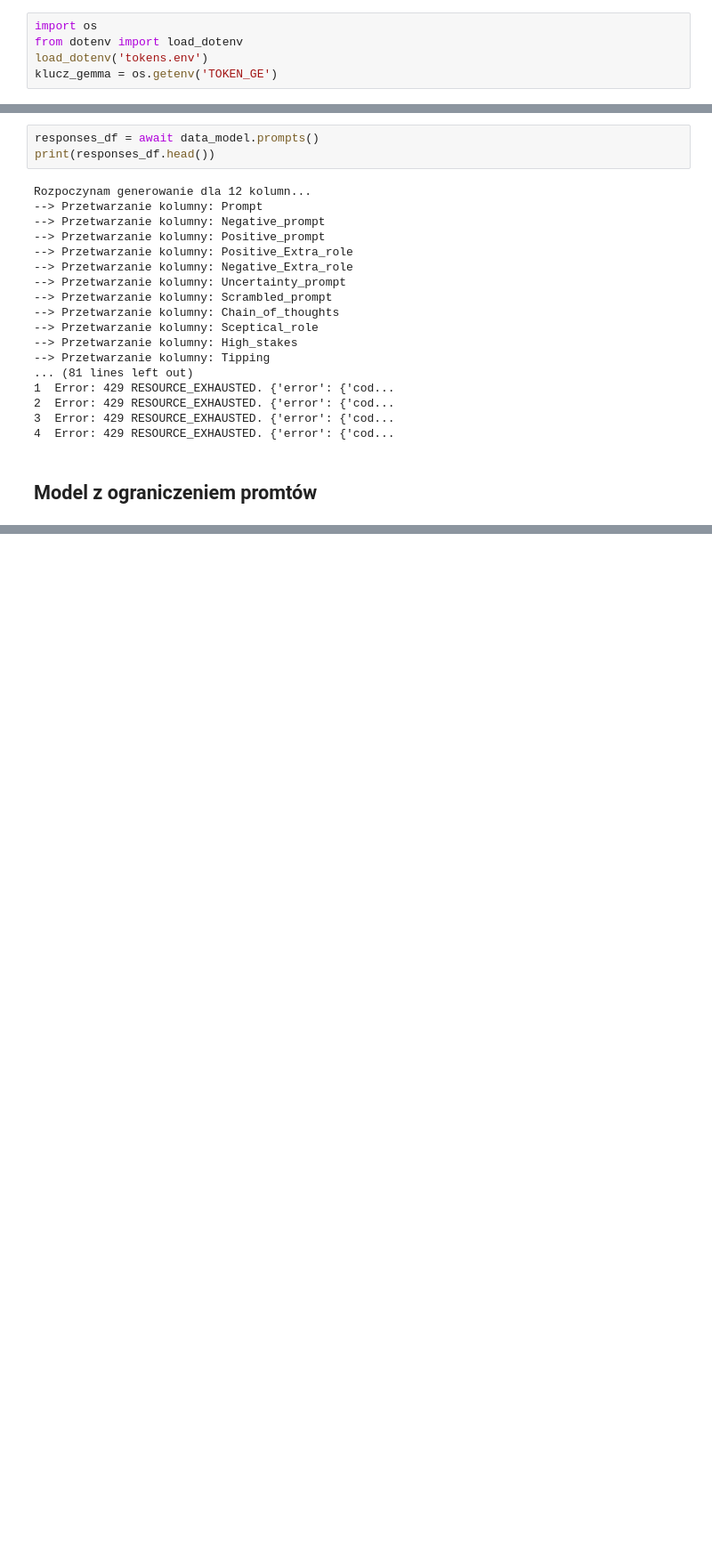
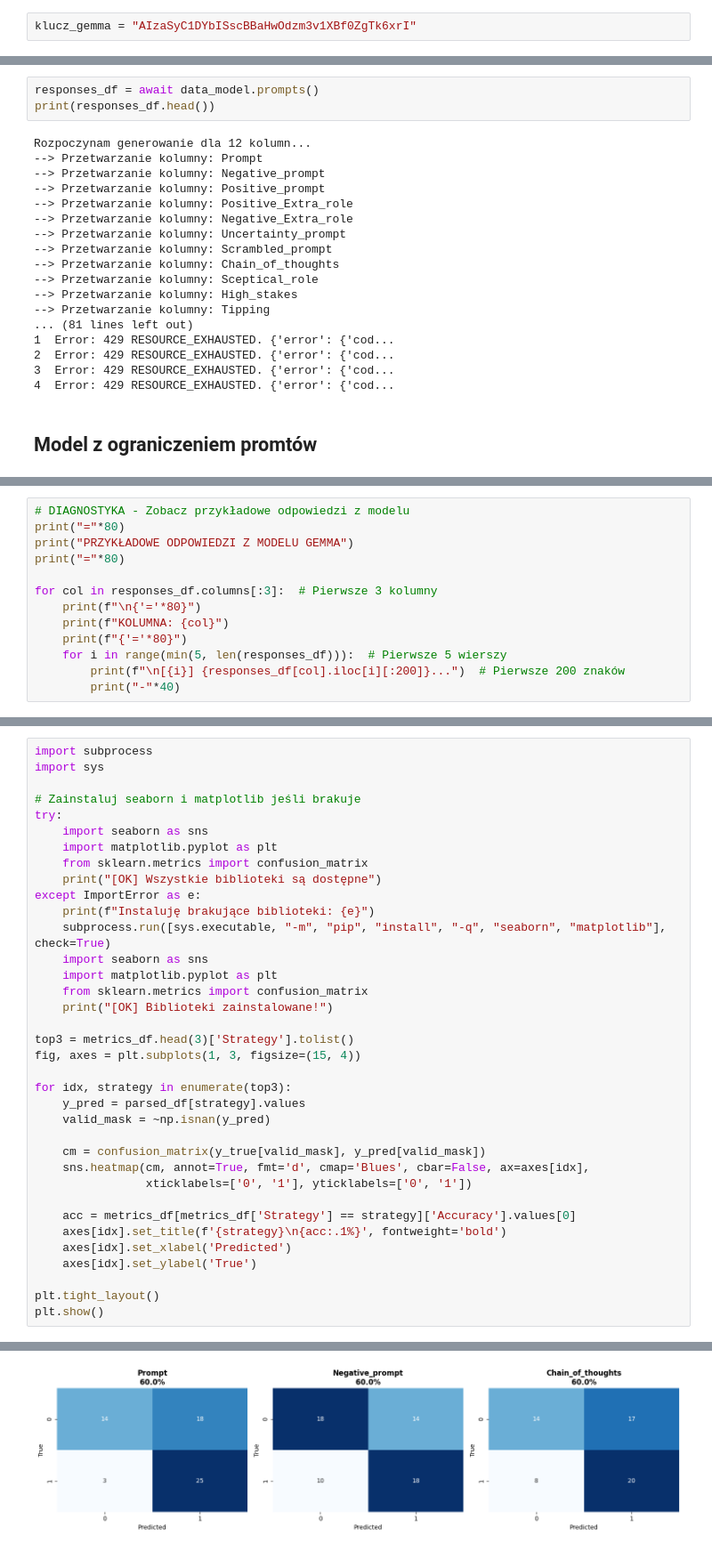
Before and after one commit to wojciech-baraniak05/Lupa-na-prompt, a Jupyter notebook: test.ipynb, the cells around one changed output, grey strips where cells are left out. Shown at 89% size. Saved outputs shown, nothing was run; the diff lists cells and outputs as text; blank space fills up the shorter version.

```diff
--- a/test.ipynb
+++ b/test.ipynb
@@ -9,10 +46,7 @@ print(df['Prompt'].dtype, df['Flag'].dtype)
 # %% [output]
 object int64
 # %%
-import os
-from dotenv import load_dotenv
-load_dotenv('tokens.env')
-klucz_gemma = os.getenv('TOKEN_GE')
+klucz_gemma = "AIzaSyC1DYbISscBBaHwOdzm3v1XBf0ZgTk6xrI"
 # %%
 import pathlib
 kontekst = "ROZPOCZĘCIE WYKŁADU METODY NUMERYCZNE \n"
@@ -342,0 +496,13 @@ print(responses_df.head())
+# %%
+# DIAGNOSTYKA - Zobacz przykładowe odpowiedzi z modelu
+print("="*80)
+print("PRZYKŁADOWE ODPOWIEDZI Z MODELU GEMMA")
+print("="*80)
+
+for col in responses_df.columns[:3]:  # Pierwsze 3 kolumny
+    print(f"\n{'='*80}")
+    print(f"KOLUMNA: {col}")
+    print(f"{'='*80}")
+    for i in range(min(5, len(responses_df))):  # Pierwsze 5 wierszy
+        print(f"\n[{i}] {responses_df[col].iloc[i][:200]}...")  # Pierwsze 200 znaków
+        print("-"*40)
@@ -342,0 +738,37 @@ print(responses_df.head())
+# %%
+import subprocess
+import sys
+
+# Zainstaluj seaborn i matplotlib jeśli brakuje
+try:
+    import seaborn as sns
+    import matplotlib.pyplot as plt
+    from sklearn.metrics import confusion_matrix
+    print("[OK] Wszystkie biblioteki są dostępne")
+except ImportError as e:
+    print(f"Instaluję brakujące biblioteki: {e}")
+    subprocess.run([sys.executable, "-m", "pip", "install", "-q", "seaborn", "matplotlib"], check=True)
+    import seaborn as sns
+    import matplotlib.pyplot as plt
+    from sklearn.metrics import confusion_matrix
+    print("[OK] Biblioteki zainstalowane!")
+
+top3 = metrics_df.head(3)['Strategy'].tolist()
+fig, axes = plt.subplots(1, 3, figsize=(15, 4))
+
+for idx, strategy in enumerate(top3):
+    y_pred = parsed_df[strategy].values
+    valid_mask = ~np.isnan(y_pred)
+
+    cm = confusion_matrix(y_true[valid_mask], y_pred[valid_mask])
+    sns.heatmap(cm, annot=True, fmt='d', cmap='Blues', cbar=False, ax=axes[idx],
+                xticklabels=['0', '1'], yticklabels=['0', '1'])
+
+    acc = metrics_df[metrics_df['Strategy'] == strategy]['Accuracy'].values[0]
+    axes[idx].set_title(f'{strategy}\n{acc:.1%}', fontweight='bold')
+    axes[idx].set_xlabel('Predicted')
+    axes[idx].set_ylabel('True')
+
+plt.tight_layout()
+plt.show()
+# %% [output]
@@ -342,0 +776 @@ print(responses_df.head())
+[figure, added]
```
Also changed, not shown: parts of 24 cells of this notebook, 12 other files.
